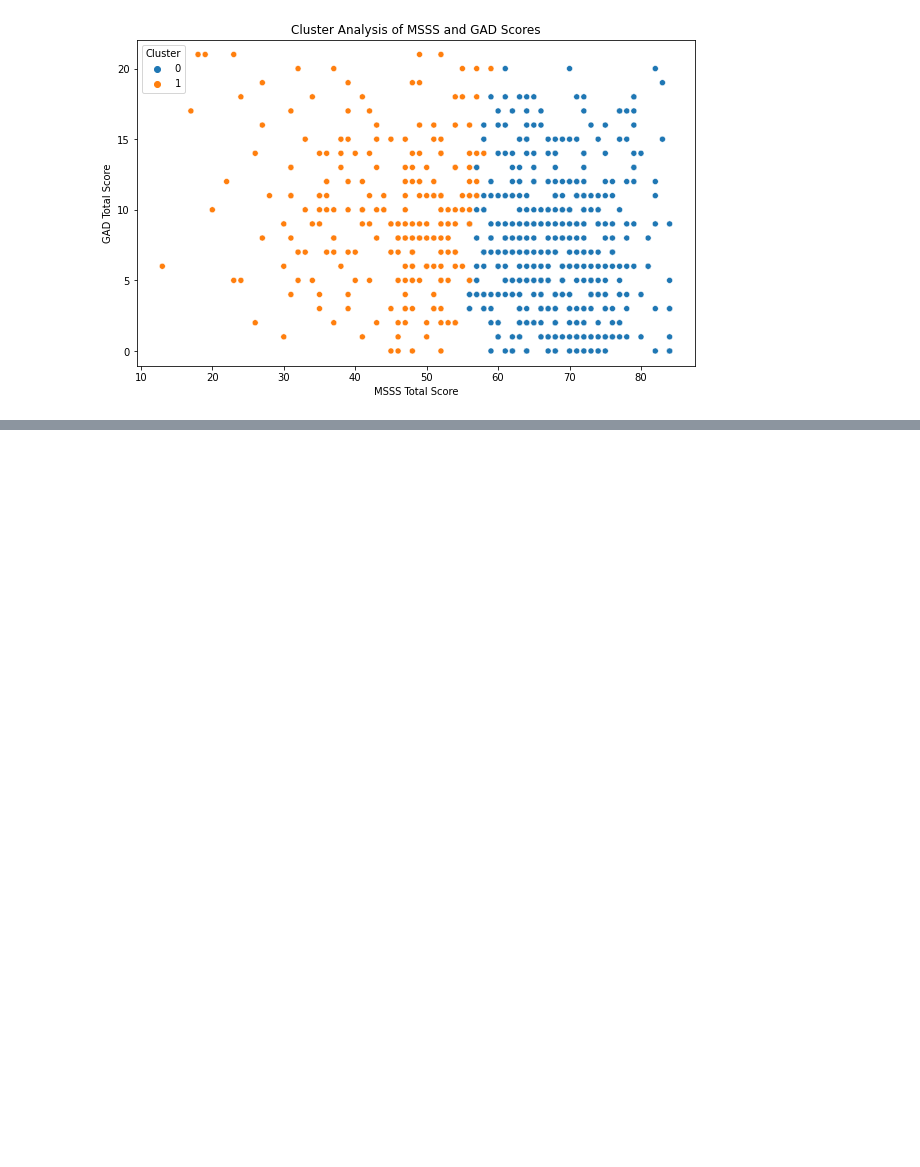
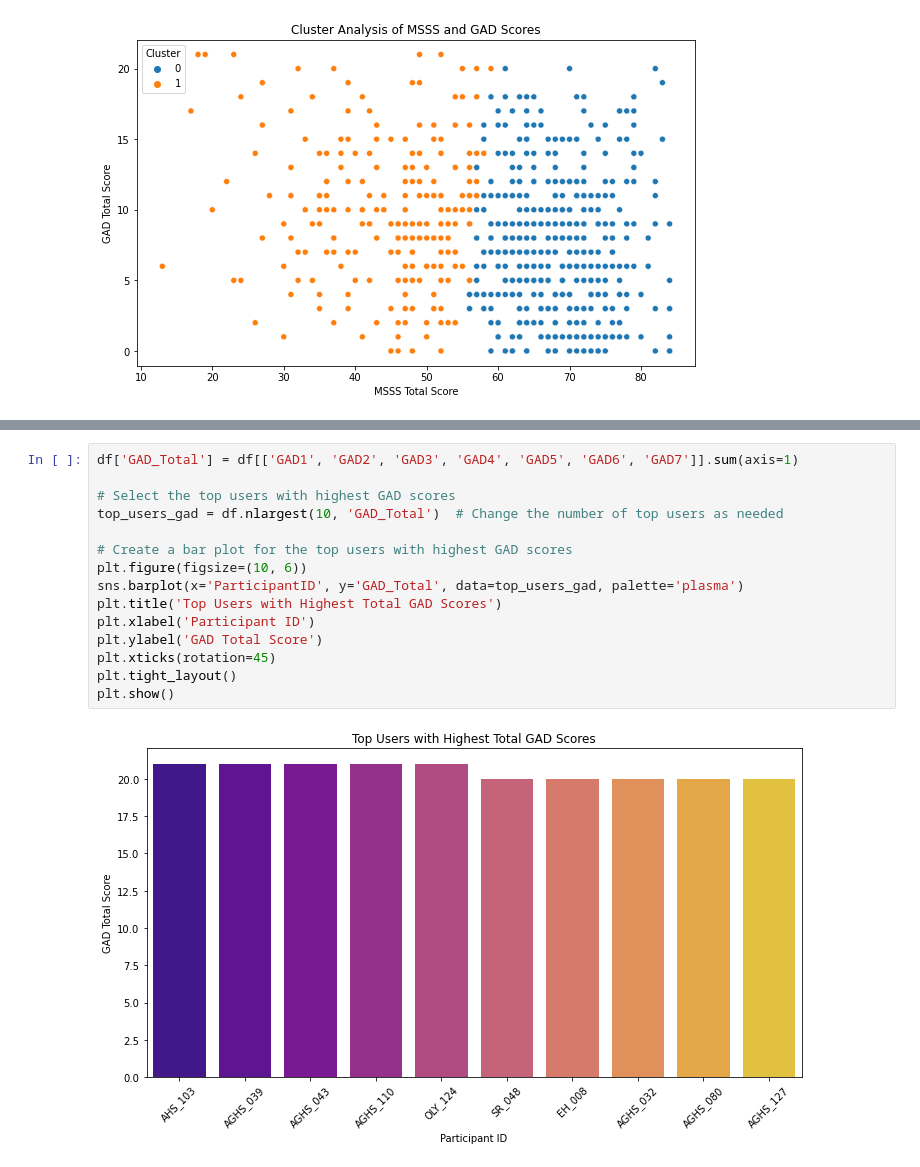
Before and after one commit to BrianNderu/Mental-Assessment-Analysis, a Jupyter notebook: Notebook.ipynb, the cells around one changed output, grey strips where cells are left out. Drawn from its saved outputs; the diff is of its cells as text; blank space fills up the shorter version.

```diff
--- a/Notebook.ipynb
+++ b/Notebook.ipynb
@@ -437,0 +468,17 @@ plt.show()
+# %%
+df['GAD_Total'] = df[['GAD1', 'GAD2', 'GAD3', 'GAD4', 'GAD5', 'GAD6', 'GAD7']].sum(axis=1)
+
+# Select the top users with highest GAD scores
+top_users_gad = df.nlargest(10, 'GAD_Total')  # Change the number of top users as needed
+
+# Create a bar plot for the top users with highest GAD scores
+plt.figure(figsize=(10, 6))
+sns.barplot(x='ParticipantID', y='GAD_Total', data=top_users_gad, palette='plasma')
+plt.title('Top Users with Highest Total GAD Scores')
+plt.xlabel('Participant ID')
+plt.ylabel('GAD Total Score')
+plt.xticks(rotation=45)
+plt.tight_layout()
+plt.show()
+# %% [output]
+[figure, added]
```
Also changed, not shown: parts of 6 cells of this notebook, 1 other file.
